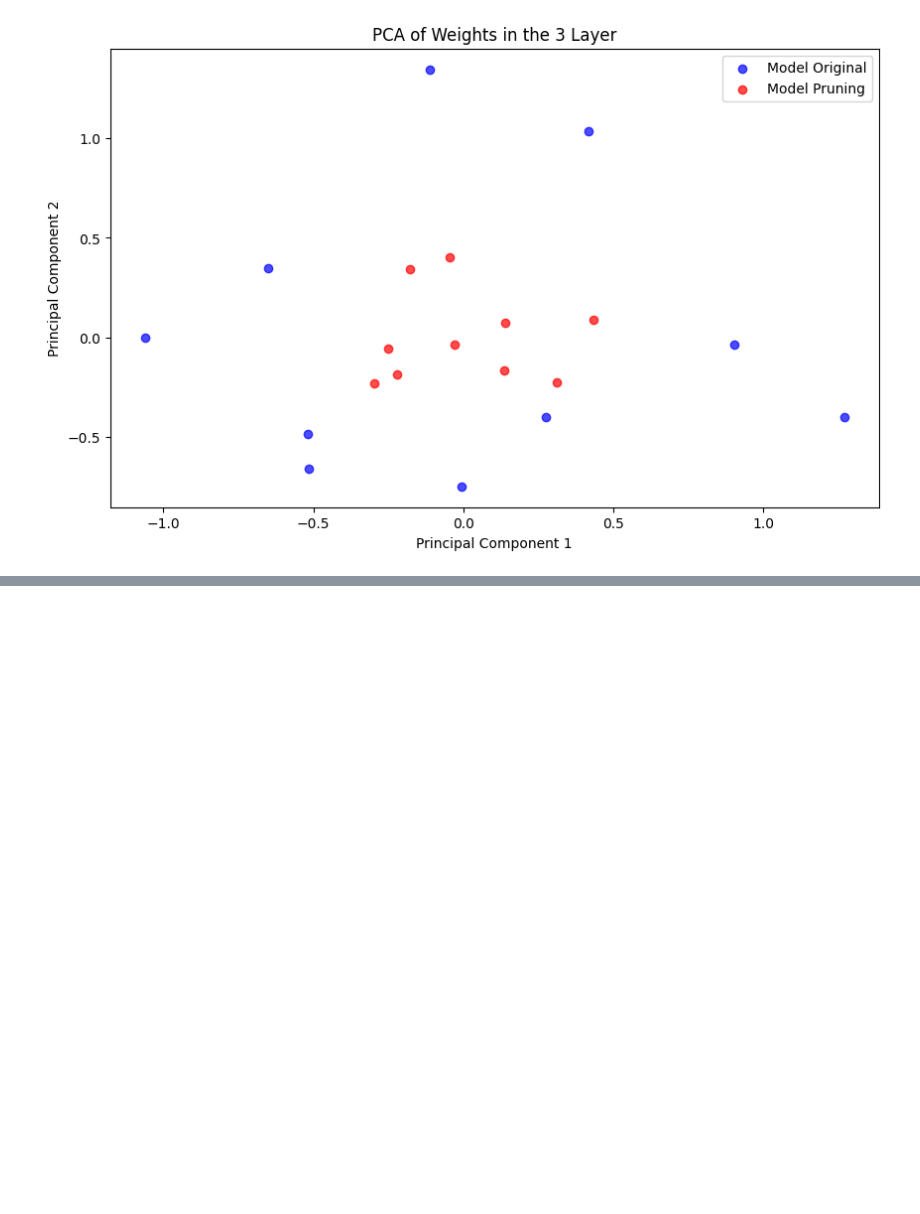
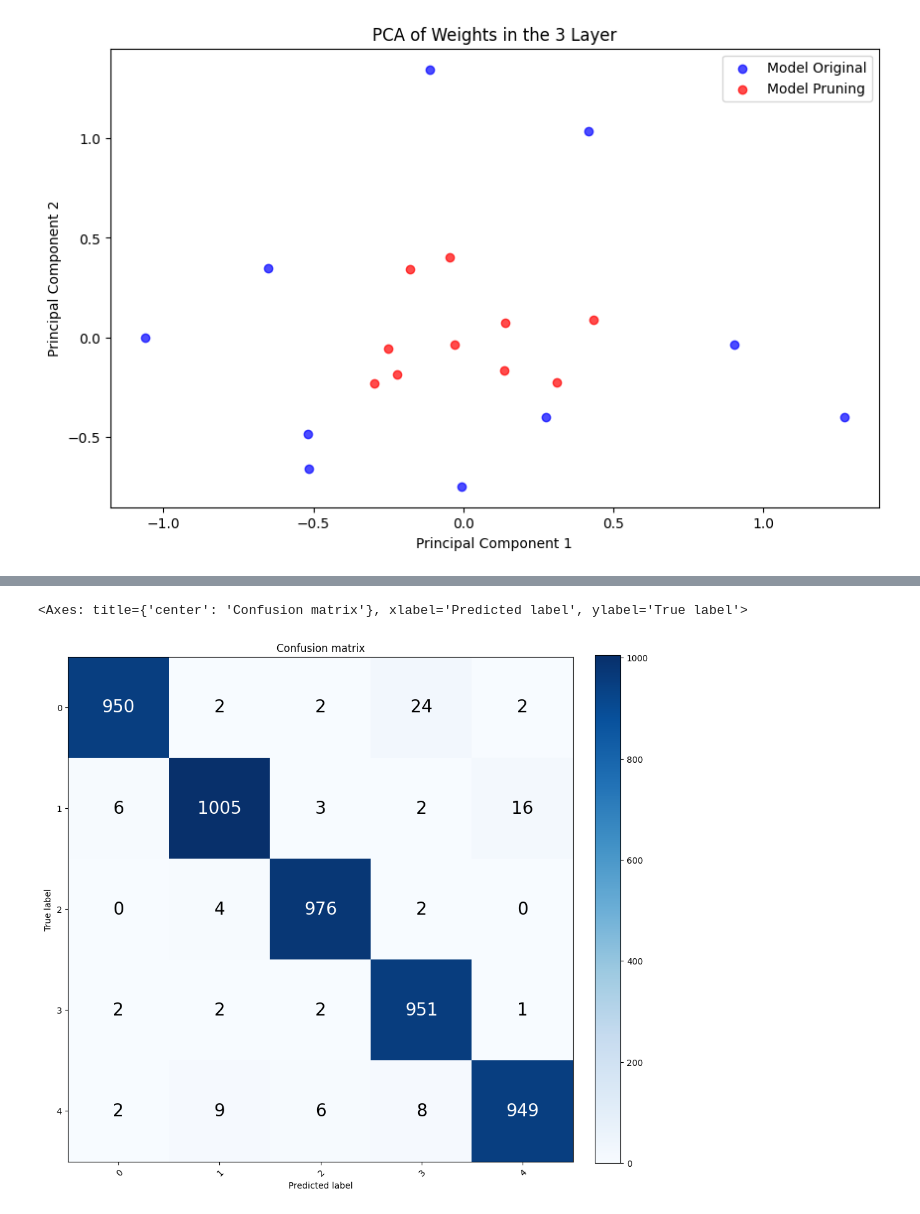
Before and after one commit to miguel-kjh/ExAI, a Jupyter notebook: experiments/neuronal_plasticity.ipynb, the cells around one changed output, grey strips where cells are left out. Cells and saved outputs as stored; diff of their text form; code cells hidden in the pictures; blank space fills up the shorter version.

```diff
--- a/experiments/neuronal_plasticity.ipynb
+++ b/experiments/neuronal_plasticity.ipynb
@@ -390,0 +498,13 @@ plot_pca(weights_mnist, weights_plasticy, 2)
+# %%
+threshold_layer_1 = 0.5
+print(f'Threshold layer 1: {threshold_layer_1*100}%')
+
+mask_indices_layer_1 = find_low_activation_neurons_2(df_layer1, even_numbers, threshold=threshold_layer_1)
+print(f'High activation neurons layer: {128 - len(mask_indices_layer_1)}')
+
+threshold_layer_2 = threshold_layer_1
+print(f'Threshold layer 2: {threshold_layer_2*100}%')
+
+mask_indices_layer_2 = find_low_activation_neurons_2(df_layer2, even_numbers, threshold=threshold_layer_2)
+
+print(f'High activation neurons layer: {256 - len(mask_indices_layer_2)}')
@@ -390,0 +516,3 @@ plot_pca(weights_mnist, weights_plasticy, 2)
+# %%
+modified_model = copy(model)
+print(modified_model)
@@ -390,0 +572,5 @@ plot_pca(weights_mnist, weights_plasticy, 2)
+# %%
+# trainer
+mod_model_trainer = pl.Trainer(max_epochs=5)
+# test model
+mod_model_trainer.test(modified_model, test_loader_filtered)
@@ -390,0 +598,3 @@ plot_pca(weights_mnist, weights_plasticy, 2)
+# %%
+# train
+mod_model_trainer.fit(modified_model, train_loader_filtered, val_loader_filtered)
@@ -390,0 +643,15 @@ plot_pca(weights_mnist, weights_plasticy, 2)
+# %%
+# get predictions
+y_true = []
+y_pred = []
+for batch in test_loader_filtered:
+    x, y = batch
+    y_true += y.tolist()
+    y_pred += modified_model(x).argmax(dim=1).tolist()
+
+# plot confusion matrix
+classes = None
+plot_confusion_matrix(y_true, y_pred, classes, normalize=False, title='Confusion matrix')
+# %% [output]
+<Axes: title={'center': 'Confusion matrix'}, xlabel='Predicted label', ylabel='True label'>
+[figure, added]
```
Also changed, not shown: parts of 31 cells of this notebook, 4 other files.
